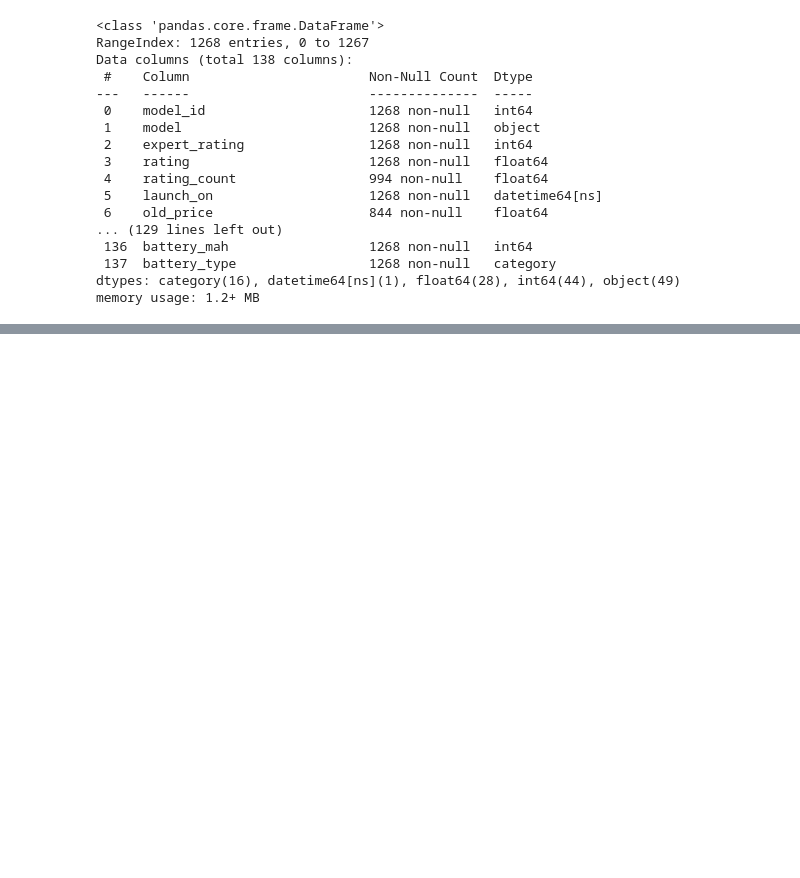
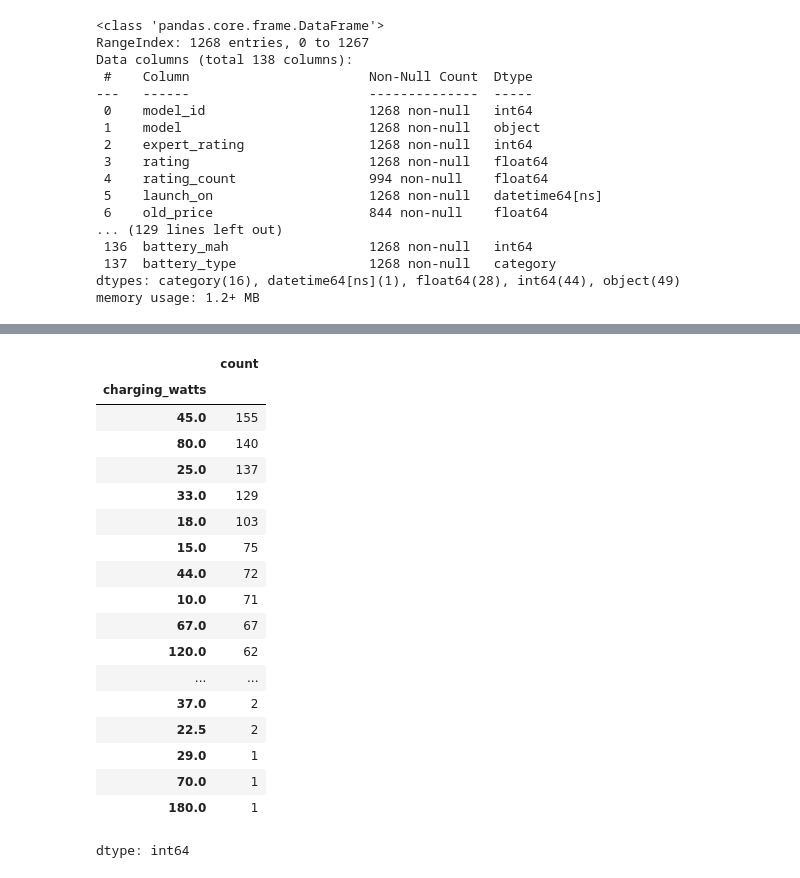
Before and after one commit to rajeshxdatascience/smartphone-recommender-system, a Jupyter notebook: SpecLens_AI_Data_Engineering.ipynb, the cells around one changed output, grey strips where cells are left out. Cells and saved outputs as stored; diff of their text form; code cells hidden in the pictures; blank space fills up the shorter version.

```diff
--- a/SpecLens_AI_Data_Engineering.ipynb
+++ b/SpecLens_AI_Data_Engineering.ipynb
@@ -4561,0 +4583,24 @@ memory usage: 1.2+ MB
+# %%
+df['charging_watts'] = df['charging'].str.split(',').str.get(0).str.split(' ').str.get(0).str.replace('W','').astype(float)
+# %%
+df['charging_watts'].value_counts(dropna=False)
+# %% [output]
+|  | count |
+| charging_watts |  |
+| 45.0 | 155 |
+| 80.0 | 140 |
+| 25.0 | 137 |
+| 33.0 | 129 |
+| 18.0 | 103 |
+| 15.0 | 75 |
+| 44.0 | 72 |
+| 10.0 | 71 |
+| 67.0 | 67 |
+| 120.0 | 62 |
+| ... | ... |
+| 37.0 | 2 |
+| 22.5 | 2 |
+| 29.0 | 1 |
+| 70.0 | 1 |
+| 180.0 | 1 |
+dtype: int64
```
Also changed, not shown: parts of 9 cells of this notebook.
